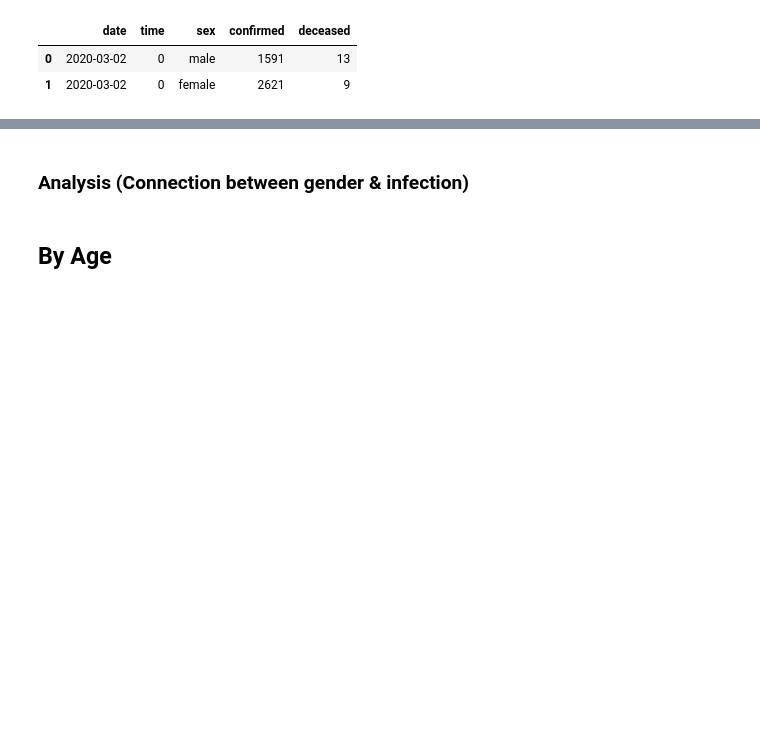
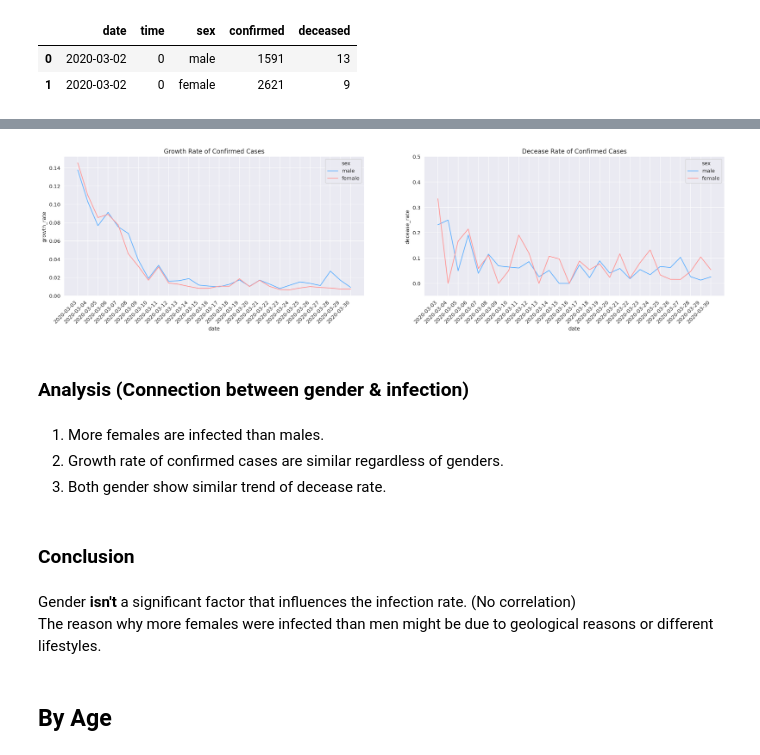
Before and after one commit to hwuiwon/covid-19-analysis-kr, a Jupyter notebook: Covid_19_in_South_Korea.ipynb, the cells around one changed output, grey strips where cells are left out. Drawn from its saved outputs; the diff is of its cells as text; code cells hidden in the pictures; blank space fills up the shorter version.

Commit message:
Added Analysis: Gender

```diff
--- a/Covid_19_in_South_Korea.ipynb
+++ b/Covid_19_in_South_Korea.ipynb
@@ -67,5 +68,34 @@ plt.tight_layout()
+# %%
+fig, (ax1, ax2) = plt.subplots(ncols=2, figsize=(23, 5))
+
+# Growth rate of confirmed cases (Index - male: even, female: odd)
+ax1.title.set_text('Growth Rate of Confirmed Cases')
+gender['growth_rate'] = gender.groupby('sex')[['confirmed']].pct_change()
+sns.lineplot(data=gender, x='date', y='growth_rate', hue='sex', ax=ax1)
+plt.setp(ax1.xaxis.get_majorticklabels(), rotation=45, ha='right')
+
+# Decease rate of confirmed cases
+ax2.title.set_text('Decease Rate of Confirmed Cases')
+# Limiting y axis range to reduce fluctuations in graph
+ax2.set(ylim=(-0.05, 0.5))
+gender['decease_rate'] = gender.groupby('sex')[['deceased']].pct_change()
+sns.lineplot(data=gender, x='date', y='decease_rate', hue='sex', ax=ax2)
+plt.xticks(rotation=45, ha='right')
+
+plt.show()
+# %% [output]
+[figure, added]
 # %% [markdown]
 ### **Analysis (Connection between gender & infection)**
+# %% [markdown]
+1. More females are infected than males.
+2. Growth rate of confirmed cases are similar regardless of genders.
+3. Both gender show similar trend of decease rate.
+# %% [markdown]
+### **Conclusion**
+# %% [markdown]
+Gender **isn't** a significant factor that influences the infection rate. (No correlation)<br>
+The reason why more females were infected than men might be due to geological reasons or different lifestyles.
 # %% [markdown]
 ## **By Age**
 # %%
```
Also changed, not shown: parts of 6 cells of this notebook.
